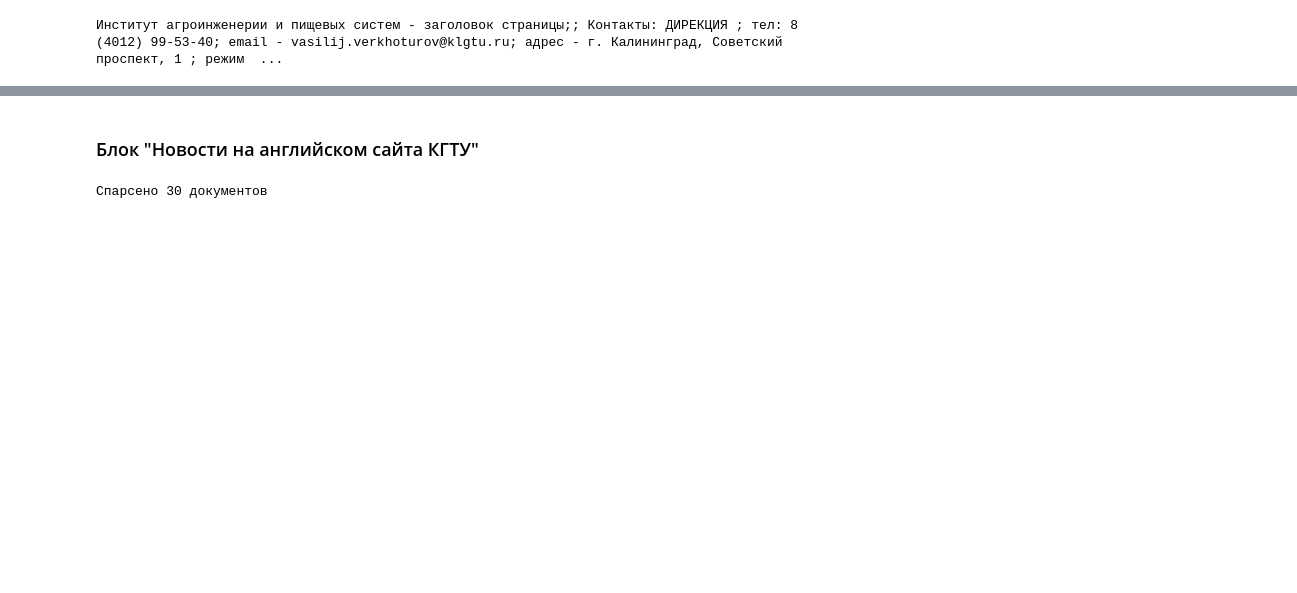
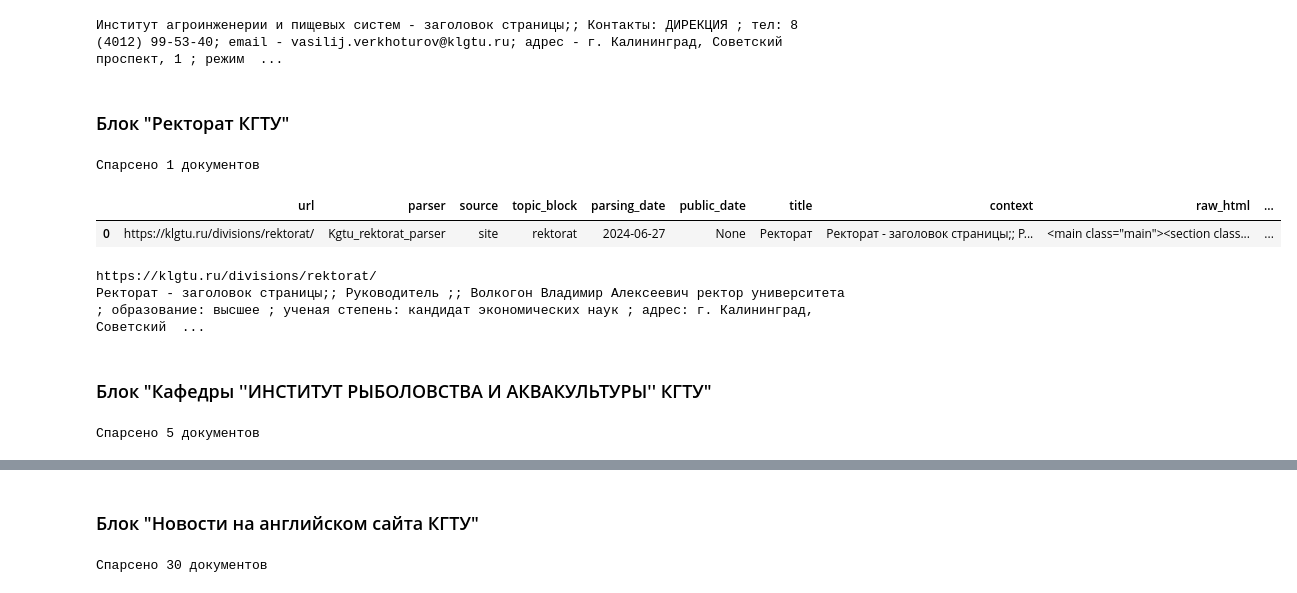
Before and after one commit to MaksimShiriaev/KGTU-parsing, a Jupyter notebook: Parsing/parsing.ipynb, the cells around one changed output, grey strips where cells are left out. Cells and saved outputs as stored; diff of their text form; code cells hidden in the pictures; blank space fills up the shorter version.

```diff
--- a/Parsing/parsing.ipynb
+++ b/Parsing/parsing.ipynb
@@ -135,3 +135,23 @@ print(programms_df.iloc[1]['context'])
 Институт агроинженерии и пищевых систем - заголовок страницы;; Контакты: ДИРЕКЦИЯ ; тел: 8 (4012) 99-53-40; email - vasilij.verkhoturov@klgtu.ru; адрес - г. Калининград, Советский проспект, 1 ; режим  ...
 # %%
 programms_df.to_json('parsing_instituts.json', orient='records', force_ascii=False)
+# %% [markdown]
+### Блок "Ректорат КГТУ"
+# %%
+from block_parsers import Kgtu_rektorat_parser
+programms_parser = Kgtu_rektorat_parser(time_sleep=False)
+# %%
+programms_df = parse_data(programms_parser)
+# %% [output]
+Cпарсено 1 документов
+# %%
+programms_df.head(9)
+# %% [output]
+|  | url | parser | source | topic_block | parsing_date | public_date | title | context | raw_html | ... |
+| 0 | https://klgtu.ru/divisions/rektorat/ | Kgtu_rektorat_parser | site | rektorat | 2024-06-27 | None | Ректорат | Ректорат - заголовок страницы;; Р... | <main class="main"><section class... | ... |
+# %%
+print(programms_df.iloc[0]['url'])
+print(programms_df.iloc[0]['context'])
+# %% [output]
+https://klgtu.ru/divisions/rektorat/
+Ректорат - заголовок страницы;; Руководитель ;; Волкогон Владимир Алексеевич ректор университета ; образование: высшее ; ученая степень: кандидат экономических наук ; aдрес: г. Калининград, Советский  ...
@@ -137,0 +160,2 @@ programms_df.to_json('parsing_instituts.json', orient='records', force_ascii=Fal
+# %% [markdown]
+### Блок "Кафедры ''ИНСТИТУТ РЫБОЛОВСТВА И АКВАКУЛЬТУРЫ'' КГТУ"
@@ -137,0 +165,4 @@ programms_df.to_json('parsing_instituts.json', orient='records', force_ascii=Fal
+# %%
+programms_df = parse_data(programms_parser)
+# %% [output]
+Cпарсено 5 документов
```
Also changed, not shown: parts of 44 cells of this notebook, 1 other file.
